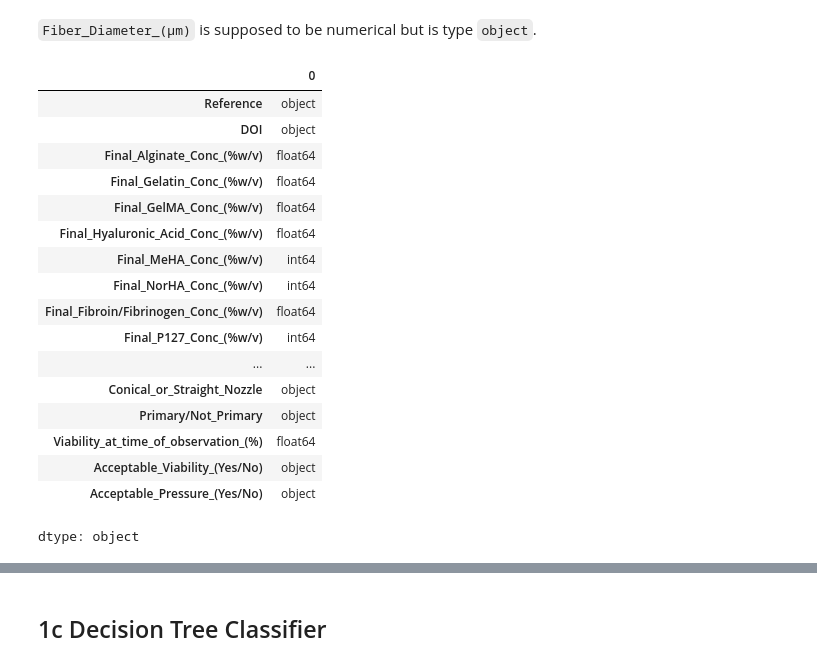
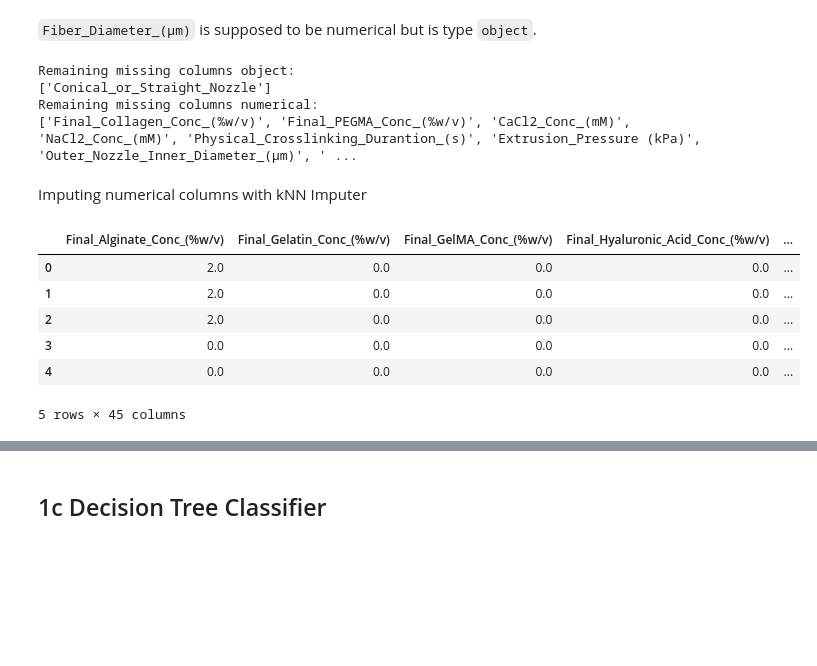
Before and after one commit to dlkt101101/AMATH445, a Jupyter notebook: AMATH445_A1.ipynb, the cells around one changed output, grey strips where cells are left out. Cells and saved outputs as stored; diff of their text form; code cells hidden in the pictures; blank space fills up the shorter version.

```diff
--- a/AMATH445_A1.ipynb
+++ b/AMATH445_A1.ipynb
@@ -62,8 +96,11 @@ Imputing remaining missing values
+# %%
+ohe = OneHotEncoder(drop='first',sparse_output=False, handle_unknown='ignore')
+df[remaing_missing_cols_object] = ohe.fit(df[remaing_missing_cols_object])
 # %%
-remaing_missing = df.isna().sum()
-remaing_missing_cols = list(remaing_missing[remaing_missing > 0].index)
+remaining_missing = df.isna().sum()
+remaining_missing_cols = list(remaining_missing[remaining_missing > 0].index)
 print('''Here are the remaining columns with missing values:
-{}'''.format(remaing_missing_cols))
+{}'''.format(remaining_missing_cols))
 # %% [output]
 Here are the remaining columns with missing values:
 ['Final_Collagen_Conc_(%w/v)', 'Final_PEGMA_Conc_(%w/v)', 'CaCl2_Conc_(mM)', 'NaCl2_Conc_(mM)', 'Physical_Crosslinking_Durantion_(s)', 'Extrusion_Pressure (kPa)', 'Outer_Nozzle_Inner_Diameter_(µm)', ' ...
@@ -84,21 +116,28 @@ print('''Here are the remaining columns with missing values:
+# %%
+remaing_missing_cols_object = df[remaining_missing_cols].select_dtypes(include=['object']).columns.tolist()
+remaing_missing_numerical_cols = df[remaining_missing_cols].select_dtypes(include=['number']).columns.tolist()
+
+print('''Remaining missing columns object:
+{}
+Remaining missing columns numerical:
+{}'''.format(remaing_missing_cols_object, remaing_missing_numerical_cols))
+# %% [output]
+Remaining missing columns object:
+['Conical_or_Straight_Nozzle']
+Remaining missing columns numerical:
+['Final_Collagen_Conc_(%w/v)', 'Final_PEGMA_Conc_(%w/v)', 'CaCl2_Conc_(mM)', 'NaCl2_Conc_(mM)', 'Physical_Crosslinking_Durantion_(s)', 'Extrusion_Pressure (kPa)', 'Outer_Nozzle_Inner_Diameter_(µm)', ' ...
+# %% [markdown]
+Imputing numerical columns with kNN Imputer
+# %%
+knnimputer = KNNImputer(n_neighbors=30)
+df[remaing_missing_numerical_cols] = knnimputer.fit_transform(df[remaing_missing_numerical_cols])
 # %%
-df.dtypes
+df.head()
 # %% [output]
-|  | 0 |
-| Reference | object |
-| DOI | object |
-| Final_Alginate_Conc_(%w/v) | float64 |
-| Final_Gelatin_Conc_(%w/v) | float64 |
-| Final_GelMA_Conc_(%w/v) | float64 |
-| Final_Hyaluronic_Acid_Conc_(%w/v) | float64 |
-| Final_MeHA_Conc_(%w/v) | int64 |
-| Final_NorHA_Conc_(%w/v) | int64 |
-| Final_Fibroin/Fibrinogen_Conc_(%w/v) | float64 |
-| Final_P127_Conc_(%w/v) | int64 |
-| ... | ... |
-| Conical_or_Straight_Nozzle | object |
-| Primary/Not_Primary | object |
-| Viability_at_time_of_observation_(%) | float64 |
-| Acceptable_Viability_(Yes/No) | object |
-| Acceptable_Pressure_(Yes/No) | object |
+|  | Final_Alginate_Conc_(%w/v) | Final_Gelatin_Conc_(%w/v) | Final_GelMA_Conc_(%w/v) | Final_Hyaluronic_Acid_Conc_(%w/v) | ... |
+| 0 | 2.0 | 0.0 | 0.0 | 0.0 | ... |
+| 1 | 2.0 | 0.0 | 0.0 | 0.0 | ... |
+| 2 | 2.0 | 0.0 | 0.0 | 0.0 | ... |
+| 3 | 0.0 | 0.0 | 0.0 | 0.0 | ... |
+| 4 | 0.0 | 0.0 | 0.0 | 0.0 | ... |
-dtype: object
+5 rows × 45 columns
```
Also changed, not shown: parts of 16 cells of this notebook.
